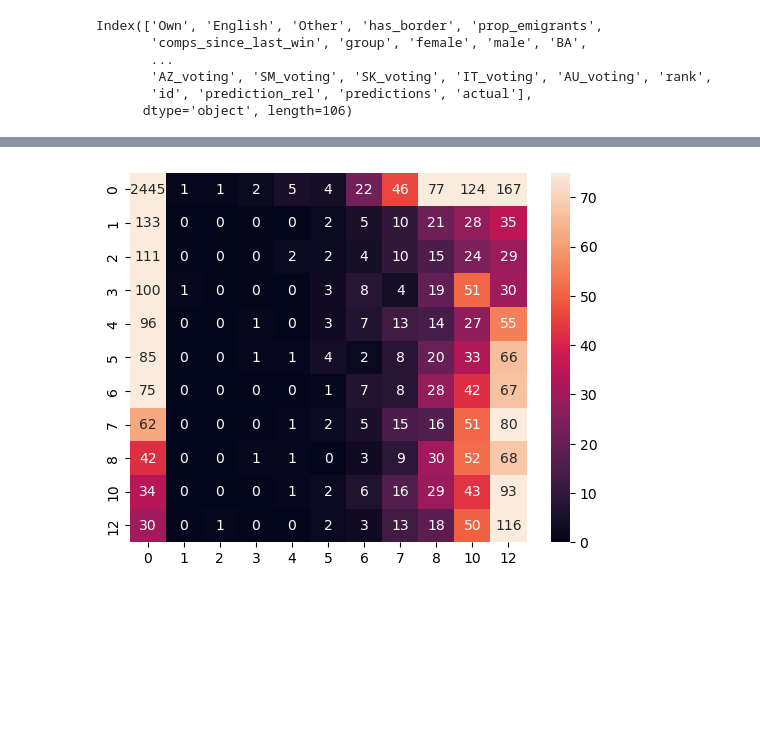
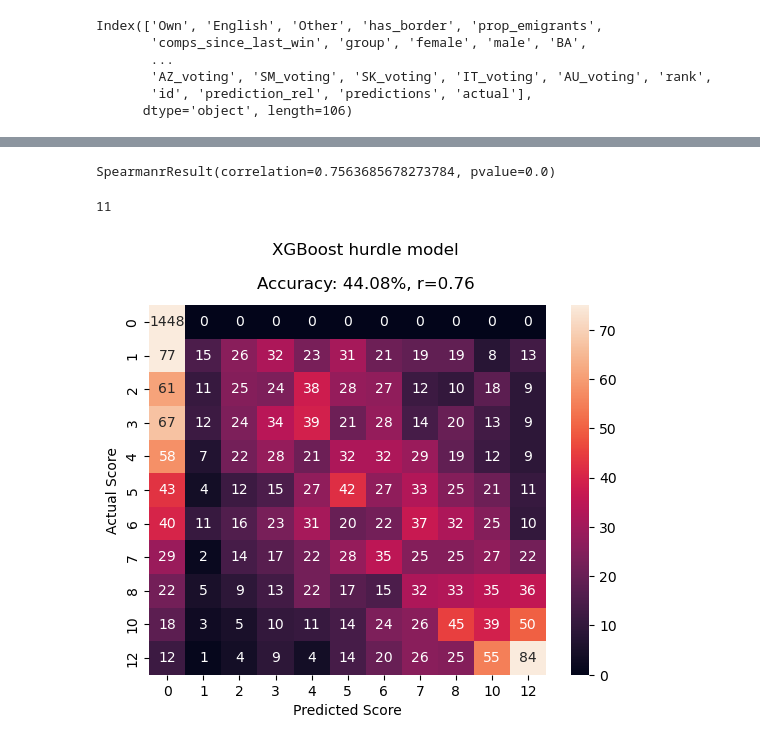
Before and after one commit to KatrionaGoldmann/Eurovision_TDS, a Jupyter notebook: xgboost.ipynb, the cells around one changed output, grey strips where cells are left out. Saved outputs shown, nothing was run; the diff lists cells and outputs as text; code cells hidden in the pictures; blank space fills up the shorter version.

Commit message:
working hurdle model

```diff
--- a/xgboost.ipynb
+++ b/xgboost.ipynb
@@ -123,7 +128,7 @@ def basic_xgboost(df_input, seed, test_size, predictor_column='received_vote'):
     # convert Y to int
     Y = Y.astype(int)
 
-    X_train, X_test, y_train, y_test = train_test_split(X, Y, test_size=test_size, random_state=seed)
+    X_train, X_test, y_train, y_test = train_test_split(X, Y, test_size=test_size, random_state=seed, stratify=X['Votes'])
 
     test_all = X_test
 
@@ -639,0 +622,4 @@ Name: Score, dtype: int64
+# %%
+#model_ranked, test_data, train_data = xgboost_rank_model(hurdle_input, seed=7, test_size=0.33)
+model_ranked, test_data, train_data = xgboost_rank_model(df_xgboost, seed=7, test_size=0.33)
+predictions2 = ranked_model_predictions(model_ranked, test_data)
@@ -639,0 +664,14 @@ Name: Score, dtype: int64
+# %%
+pred1 = predictions1.loc[predictions1['predictions'] == 0]
+pred1 = pred1[['predictions', 'Votes', 'Year', 'code', 'From country']]
+
+# rename Votes as actual
+pred1 = pred1.rename(columns={"Votes": 'actual'})
+
+pred2 = predictions2[['predictions', 'actual', 'id']]
+
+pred2['code'] = pred2['id'].str[:2]
+pred2['Year'] = pred2['id'].str[-4:]
+pred2 = pred2.drop(columns=['id'])
+
+pred2.head()
@@ -639,0 +695,6 @@ Name: Score, dtype: int64
+# %%
+# combine the two dataframes
+predictions_final = pd.concat([pred1, pred2])
+
+
+predictions_final.head()
@@ -640,22 +712,40 @@ Name: Score, dtype: int64
+# %%
+print(spearmanr(predictions_final['actual'], predictions_final['predictions']))
+# %% [output]
+SpearmanrResult(correlation=0.7563685678273784, pvalue=0.0)
 # %%
 # confusion matrix for hurdle model
 
+# evaluate predictions
+accuracy = accuracy_score(predictions_final['actual'], predictions_final['predictions'])
+#print("Accuracy: %.2f%%" % (accuracy * 100.0))
 
-cm = confusion_matrix(predictions_final['Votes'], predictions_final['Score'])
+cm = confusion_matrix(predictions_final['actual'], predictions_final['predictions'])
 plot = sns.heatmap(cm, annot=True, fmt='g', vmin=0, vmax=75)
+
+print(len(cm[[0]][0]))
 
 if(len(cm[[0]][0]) == 11) :
 # change the tick labels
     plot.set_xticks(np.arange(0, 11, 1)+0.5, np.arange(0, 9, 1).tolist() + [10, 12])
     plot.set_yticks(np.arange(0, 11, 1)+0.5, np.arange(0, 9, 1).tolist() + [10, 12])
 else:
     plot.set_xticks(np.arange(0, 10, 1)+0.5, np.arange(1, 9, 1).tolist() + [10, 12])
     plot.set_yticks(np.arange(0, 10, 1)+0.5, np.arange(1, 9, 1).tolist() + [10, 12])
 
-plot.set_title(title)
+
+# spearman correlation
+corr, p = spearmanr(predictions_final['actual'], predictions_final['predictions'])
+
+
+
+
+plot.text(x=6, y=-1.5, s= "XGBoost hurdle model", fontsize=12, ha="center")
+plot.text(x=6, y=-0.5, s= "Accuracy: %.2f%%, r=%.2f"% (accuracy * 100.0, corr), fontsize=12, ha="center")
 plot.set_ylabel('Actual Score')
 plot.set_xlabel('Predicted Score')
 
 plt.show()
 # %% [output]
+11
-[figure, old version]
+[figure, new version]
```
Also changed, not shown: parts of 23 cells of this notebook.
